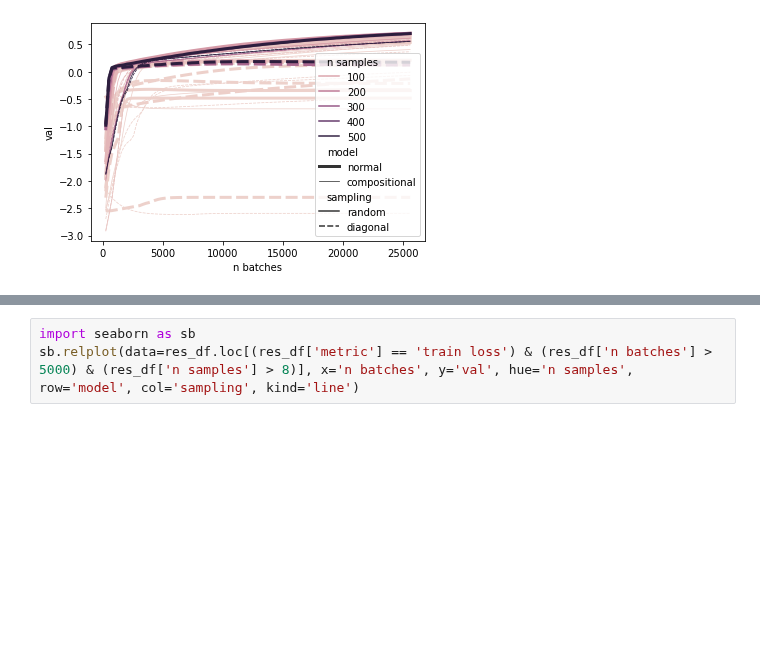
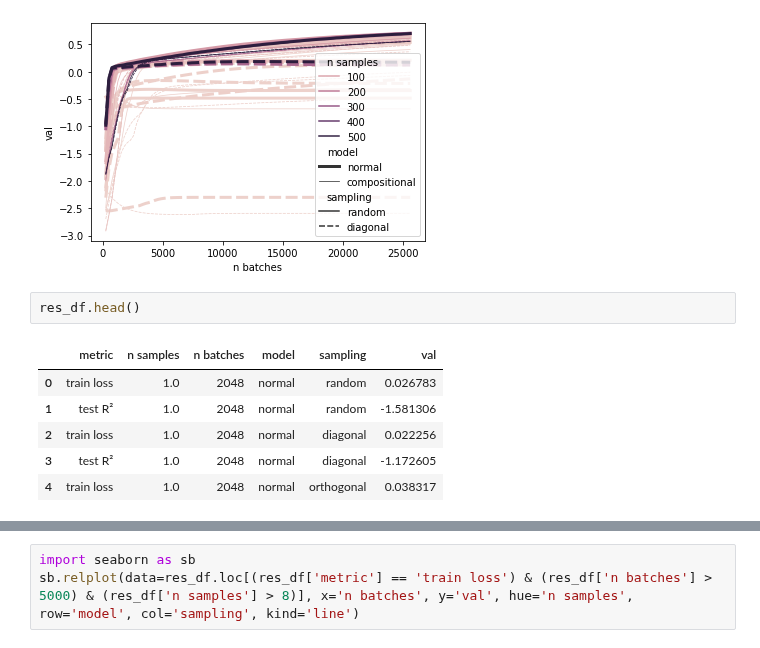
Before and after one commit to brendel-group/compositional-ood-generalization, a Jupyter notebook: numerical_simulation.ipynb, the cells around one changed output, grey strips where cells are left out. Cells and saved outputs as stored; diff of their text form; blank space fills up the shorter version.

```diff
--- a/numerical_simulation.ipynb
+++ b/numerical_simulation.ipynb
@@ -330,3 +377,12 @@ sb.lineplot(data=res_df.loc[res_df['metric'] == 'test R²'], x='n batches', y='v
 # %% [output]
 <AxesSubplot:xlabel='n batches', ylabel='val'>
 [figure]
+# %%
+res_df.head()
+# %% [output]
+|  | metric | n samples | n batches | model | sampling | val |
+| 0 | train loss | 1.0 | 2048 | normal | random | 0.026783 |
+| 1 | test R² | 1.0 | 2048 | normal | random | -1.581306 |
+| 2 | train loss | 1.0 | 2048 | normal | diagonal | 0.022256 |
+| 3 | test R² | 1.0 | 2048 | normal | diagonal | -1.172605 |
+| 4 | train loss | 1.0 | 2048 | normal | orthogonal | 0.038317 |
```
Also changed, not shown: parts of 7 cells of this notebook, 3 other files.
